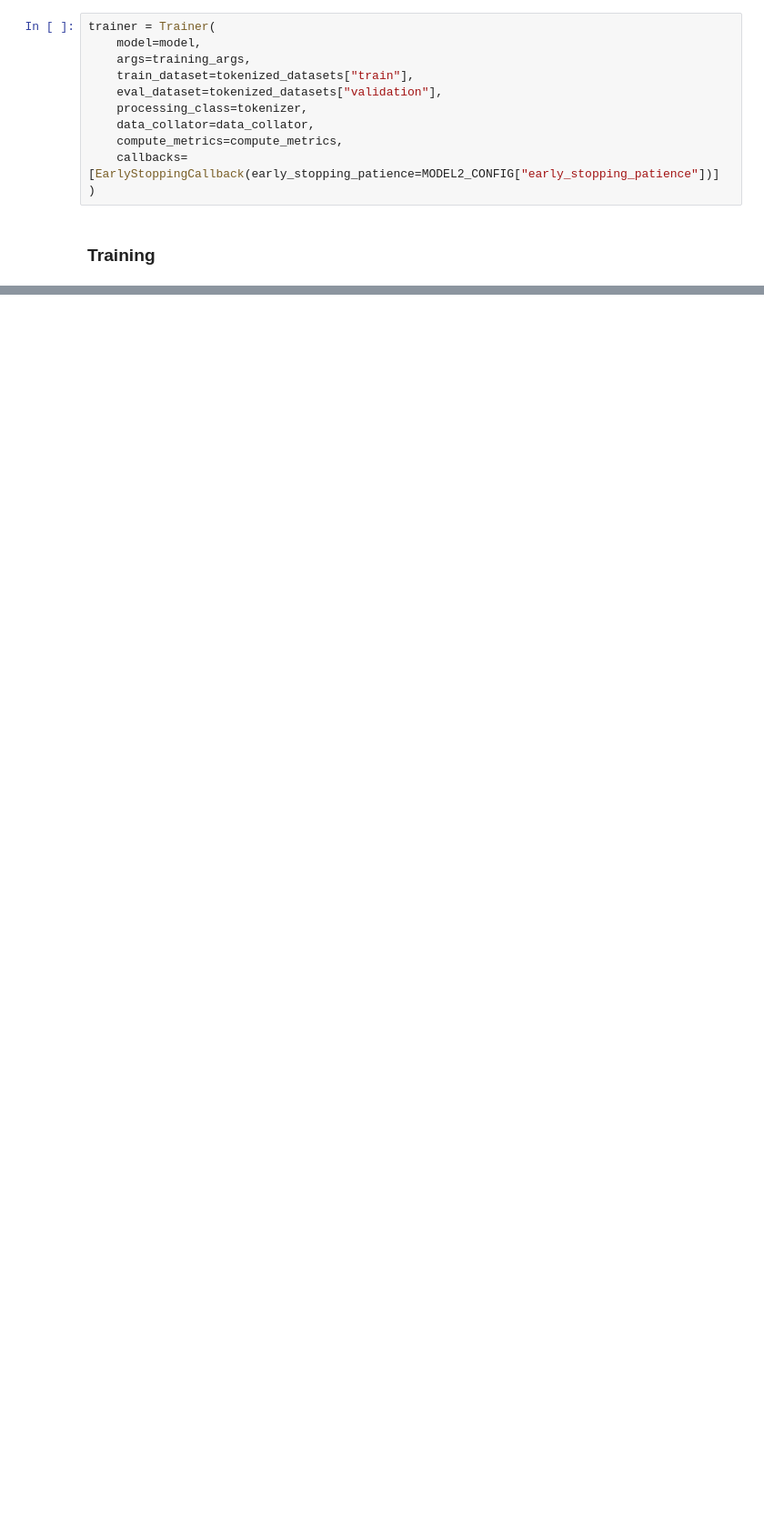
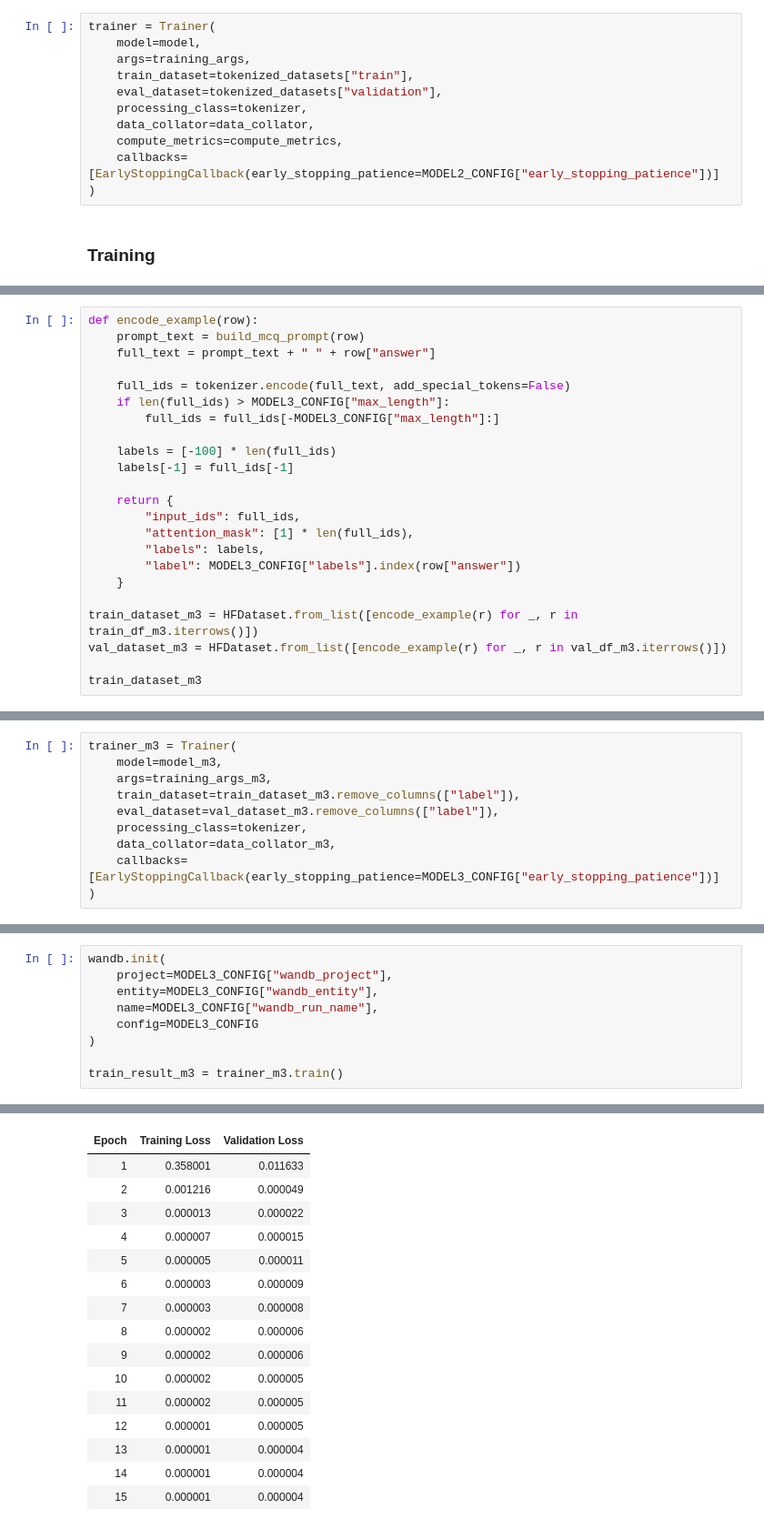
Before and after one commit to 23f3001593/dl-genai-project, a Jupyter notebook: notebooks/main.ipynb, the cells around one changed output, grey strips where cells are left out. Shown at 91% size. Drawn from its saved outputs; the diff is of its cells as text; blank space fills up the shorter version.

```diff
--- a/notebooks/main.ipynb
+++ b/notebooks/main.ipynb
@@ -999,0 +1119,23 @@ Find logs at: ./wandb/run-20260715_103339-0e8ujjo9/logs
+# %%
+def encode_example(row):
+    prompt_text = build_mcq_prompt(row)
+    full_text = prompt_text + " " + row["answer"]
+
+    full_ids = tokenizer.encode(full_text, add_special_tokens=False)
+    if len(full_ids) > MODEL3_CONFIG["max_length"]:
+        full_ids = full_ids[-MODEL3_CONFIG["max_length"]:]
+
+    labels = [-100] * len(full_ids)
+    labels[-1] = full_ids[-1]
+
+    return {
+        "input_ids": full_ids,
+        "attention_mask": [1] * len(full_ids),
+        "labels": labels,
+        "label": MODEL3_CONFIG["labels"].index(row["answer"])
+    }
+
+train_dataset_m3 = HFDataset.from_list([encode_example(r) for _, r in train_df_m3.iterrows()])
+val_dataset_m3 = HFDataset.from_list([encode_example(r) for _, r in val_df_m3.iterrows()])
+
+train_dataset_m3
@@ -999,0 +1271,10 @@ Find logs at: ./wandb/run-20260715_103339-0e8ujjo9/logs
+# %%
+trainer_m3 = Trainer(
+    model=model_m3,
+    args=training_args_m3,
+    train_dataset=train_dataset_m3.remove_columns(["label"]),
+    eval_dataset=val_dataset_m3.remove_columns(["label"]),
+    processing_class=tokenizer,
+    data_collator=data_collator_m3,
+    callbacks=[EarlyStoppingCallback(early_stopping_patience=MODEL3_CONFIG["early_stopping_patience"])]
+)
@@ -999,0 +1283,10 @@ Find logs at: ./wandb/run-20260715_103339-0e8ujjo9/logs
+# %%
+wandb.init(
+    project=MODEL3_CONFIG["wandb_project"],
+    entity=MODEL3_CONFIG["wandb_entity"],
+    name=MODEL3_CONFIG["wandb_run_name"],
+    config=MODEL3_CONFIG
+)
+
+train_result_m3 = trainer_m3.train()
+# %% [output]
@@ -999,0 +1306,16 @@ Find logs at: ./wandb/run-20260715_103339-0e8ujjo9/logs
+| Epoch | Training Loss | Validation Loss |
+| 1 | 0.358001 | 0.011633 |
+| 2 | 0.001216 | 0.000049 |
+| 3 | 0.000013 | 0.000022 |
+| 4 | 0.000007 | 0.000015 |
+| 5 | 0.000005 | 0.000011 |
+| 6 | 0.000003 | 0.000009 |
+| 7 | 0.000003 | 0.000008 |
+| 8 | 0.000002 | 0.000006 |
+| 9 | 0.000002 | 0.000006 |
+| 10 | 0.000002 | 0.000005 |
+| 11 | 0.000002 | 0.000005 |
+| 12 | 0.000001 | 0.000005 |
+| 13 | 0.000001 | 0.000004 |
+| 14 | 0.000001 | 0.000004 |
+| 15 | 0.000001 | 0.000004 |
```
Also changed, not shown: parts of 44 cells of this notebook, 10 other files.
